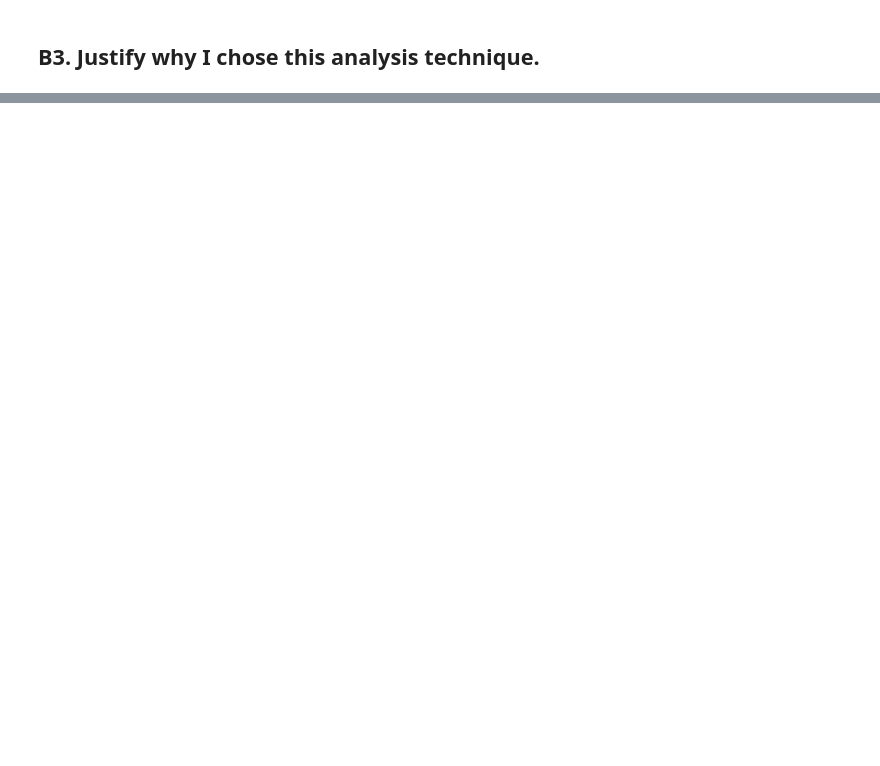
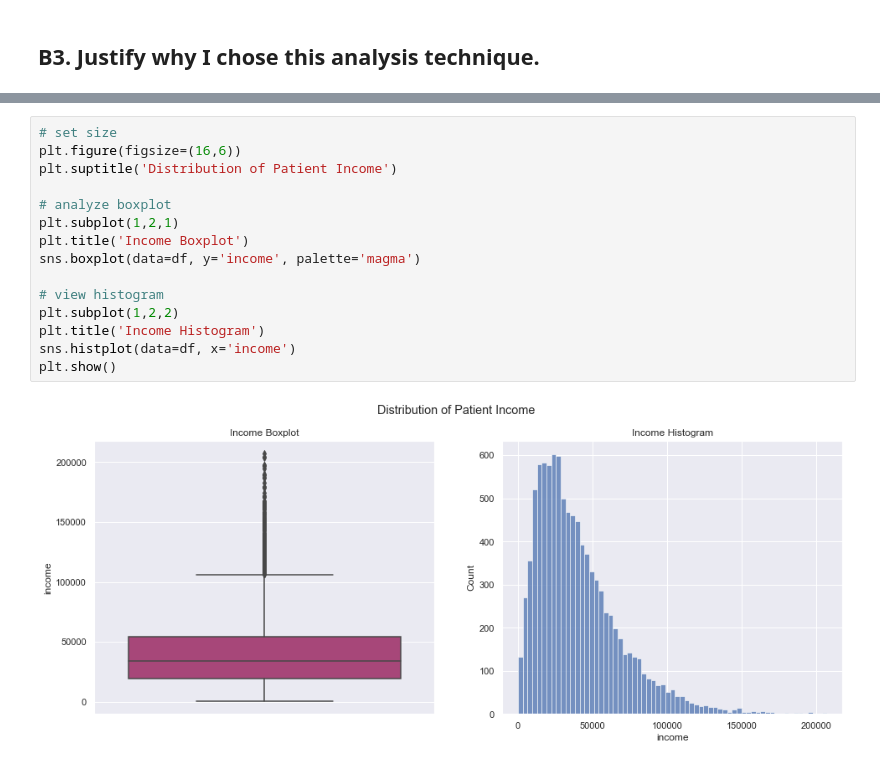
Before and after one commit to DesireeMcElroy/WGU_MSDA, a Jupyter notebook: D207-Exploratory_Data_Analysis/medical_data_explore.ipynb, the cells around one changed output, grey strips where cells are left out. Drawn from its saved outputs; the diff is of its cells as text; blank space fills up the shorter version.

```diff
--- a/D207-Exploratory_Data_Analysis/medical_data_explore.ipynb
+++ b/D207-Exploratory_Data_Analysis/medical_data_explore.ipynb
@@ -306,0 +210,17 @@ Name: Gender, dtype: int64
+# %%
+# set size
+plt.figure(figsize=(16,6))
+plt.suptitle('Distribution of Patient Income')
+
+# analyze boxplot
+plt.subplot(1,2,1)
+plt.title('Income Boxplot')
+sns.boxplot(data=df, y='income', palette='magma')
+
+# view histogram
+plt.subplot(1,2,2)
+plt.title('Income Histogram')
+sns.histplot(data=df, x='income')
+plt.show()
+# %% [output]
+[figure, added]
```
Also changed, not shown: parts of 37 cells of this notebook.
